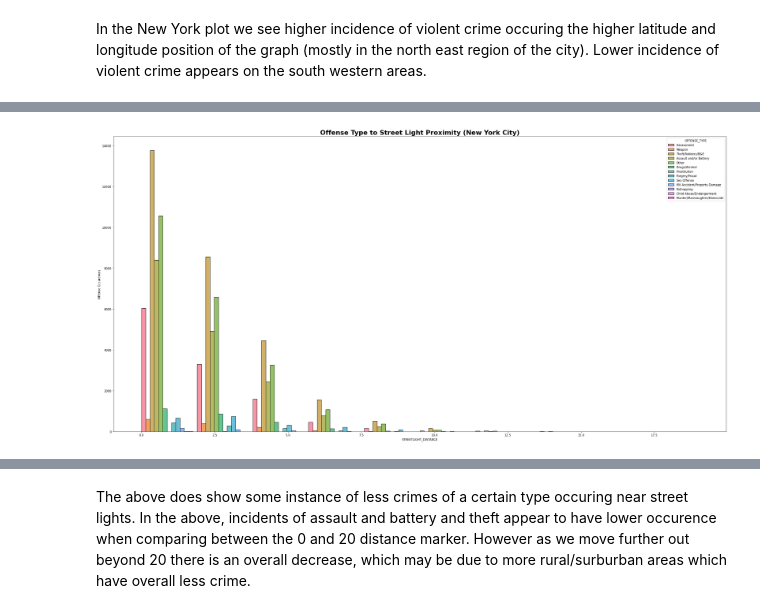
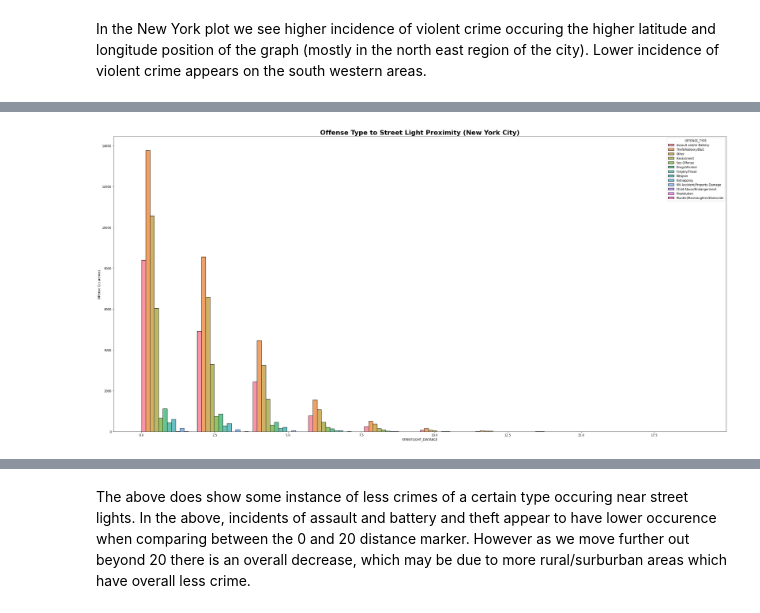
Before and after one commit to YolandaMDavis/cs109a-fall2020, a Jupyter notebook: Milestone_3_EDA_Final.ipynb, the cells around one changed output, grey strips where cells are left out. Cells and saved outputs as stored; diff of their text form; code cells hidden in the pictures.

Commit message:
fixing visualization with labels and filtering on nights for crime and crime offence

```diff
--- a/Milestone_3_EDA_Final.ipynb
+++ b/Milestone_3_EDA_Final.ipynb
@@ -87,17 +102,17 @@ plt.show()
 # %%
 import matplotlib.ticker as ticker
 
 # We want to understand the impact of street lights at night on crime incidence by offense type
 # Get all offencses that occur at night and select the street light distance from the offense
 interaction_night_nyc=nyc_crime_train[nyc_crime_train.NIGHT == 1]['STREETLIGHT_DISTANCE']
-
+night_offence_nyc=nyc_crime_train[nyc_crime_train.NIGHT == 1]['OFFENSE_TYPE']
 fig, ax = plt.subplots(1,figsize=(30,15),sharey=False)
-sns.histplot(nyc_crime_train,x=interaction_night_nyc, color='y', ax=ax ,multiple="dodge", hue="OFFENSE_TYPE",bins=10,)
+sns.histplot(nyc_crime_train,x=interaction_night_nyc, color='y', ax=ax ,multiple="dodge", hue=night_offence_nyc,bins=10,)
 
 ax.set_title('Offense Type to Street Light Proximity (New York City)',fontdict={ 'weight' : 'bold',
         'size'   : 22})
 ax.set_ylabel("Offense Occurences")
 plt.tight_layout()
 plt.show()
 # %% [output]
-[figure, old version]
+[figure, new version]
```
Also changed, not shown: parts of 7 cells of this notebook.
